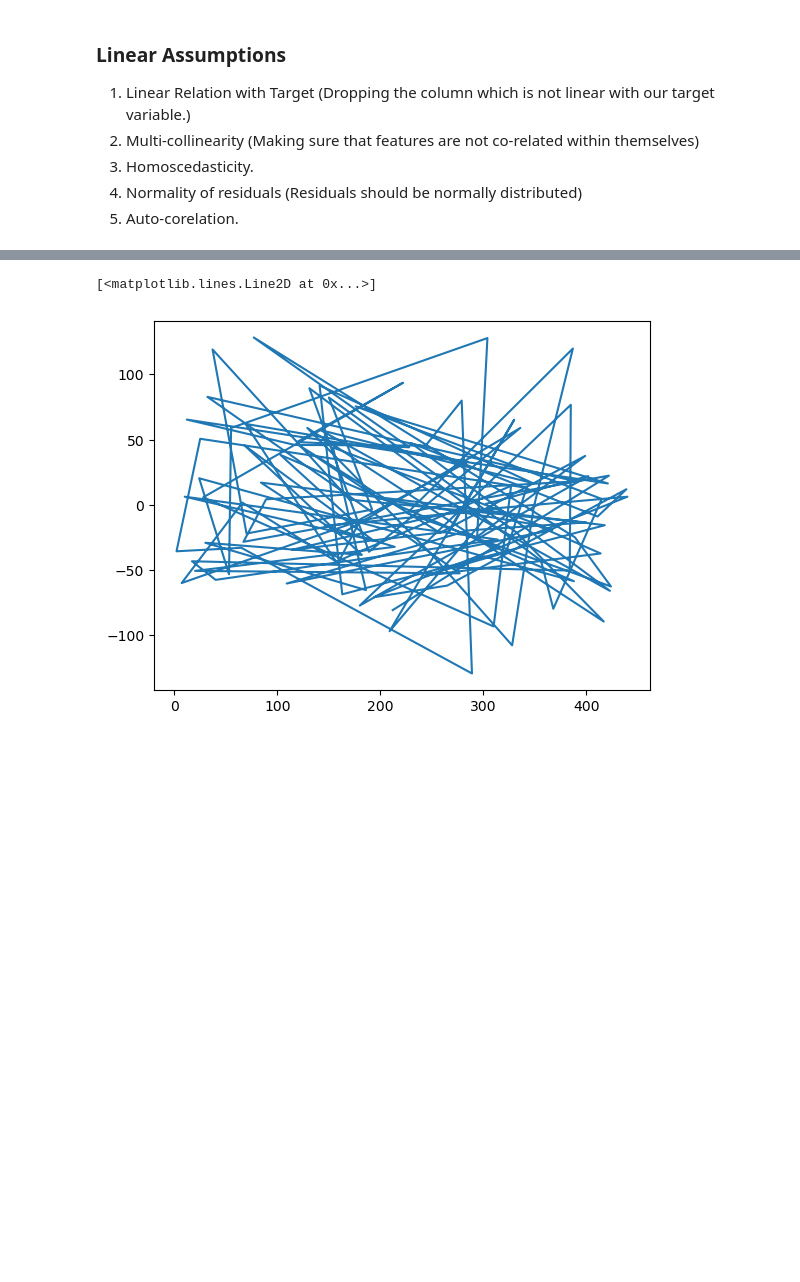
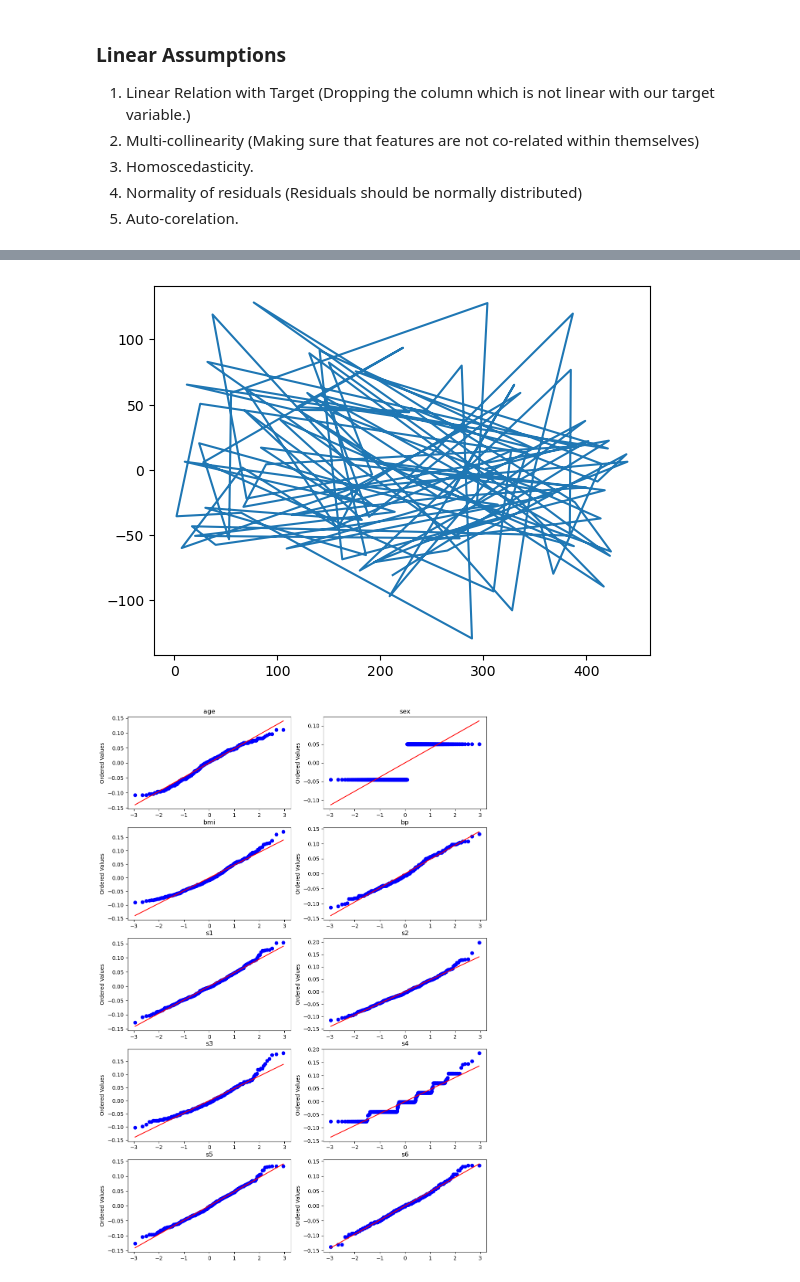
Before and after one commit to Dawood006/LinearRegression_Assumptions, a Jupyter notebook: Linear_Assumption.ipynb, the cells around one changed output, grey strips where cells are left out. Cells and saved outputs as stored; diff of their text form; code cells hidden in the pictures; blank space fills up the shorter version.

```diff
--- a/Linear_Assumption.ipynb
+++ b/Linear_Assumption.ipynb
@@ -77,7 +71,10 @@ sns.kdeplot(res)
 # %%
  # Auto-corelation: There should not be any pattern
 # %%
-plt.plot(res)
+ls.Auto_corelation(res)
 # %% [output]
-[<matplotlib.lines.Line2D at 0x...>]
 [figure]
+# %%
+ls.normality_features(df)
+# %% [output]
+[figure, added]
```
Also changed, not shown: parts of 6 cells of this notebook.
